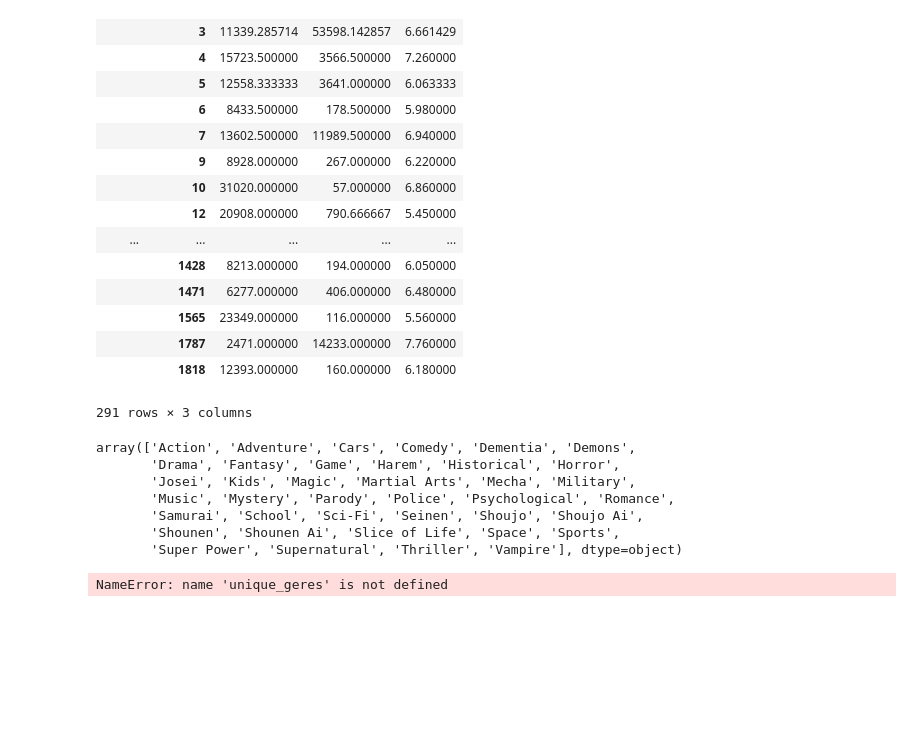
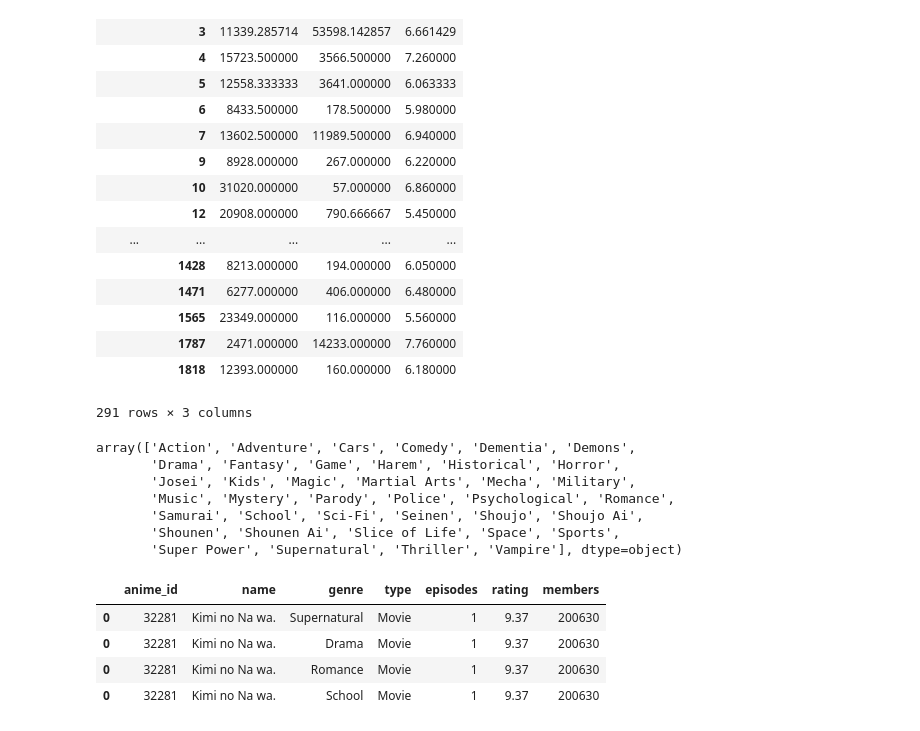
Before and after one commit to mocamocaland/jupyterbook_sample, a Jupyter notebook: pandas_sample_groupby_3_8.ipynb, the cells around one changed output. Cells and saved outputs as stored; diff of their text form; code cells hidden in the pictures; blank space fills up the shorter version.

```diff
--- a/pandas_sample_groupby_3_8.ipynb
+++ b/pandas_sample_groupby_3_8.ipynb
@@ -135,7 +135,7 @@ def fileter_df_by_genre(df, genre):
     return genre_df
 
 #上記の関数を全てのジャンルに対して実行
-genre_df_list = [fileter_df_by_genre(df, genre) for genre in unique_geres]
+genre_df_list = [fileter_df_by_genre(df, genre) for genre in unique_genres]
 # 上記dataを結合
 df2 = pd.concat(genre_df_list)
 # name列でソート
@@ -146,5 +146,11 @@ top10 = df2.groupby('genre')['members'].sum().sort_values(
     ascending=False).index[:10]
 # top10からデータを抽出
 df2 = df2[df2['genre'].isin(top10)]
-# %% [output]
-NameError: name 'unique_geres' is not defined
+# %%
+df2.loc[df2['name'] == 'Kimi no Na wa.']
+# %% [output]
+|  | anime_id | name | genre | type | episodes | rating | members |
+| 0 | 32281 | Kimi no Na wa. | Supernatural | Movie | 1 | 9.37 | 200630 |
+| 0 | 32281 | Kimi no Na wa. | Drama | Movie | 1 | 9.37 | 200630 |
+| 0 | 32281 | Kimi no Na wa. | Romance | Movie | 1 | 9.37 | 200630 |
+| 0 | 32281 | Kimi no Na wa. | School | Movie | 1 | 9.37 | 200630 |
```
Also changed, not shown: parts of 1 cell of this notebook.
